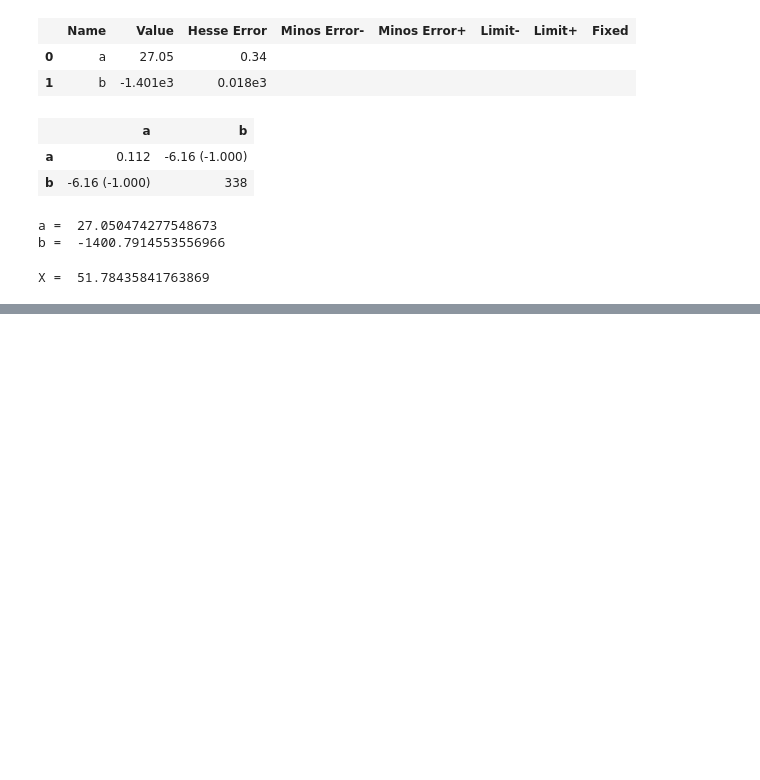
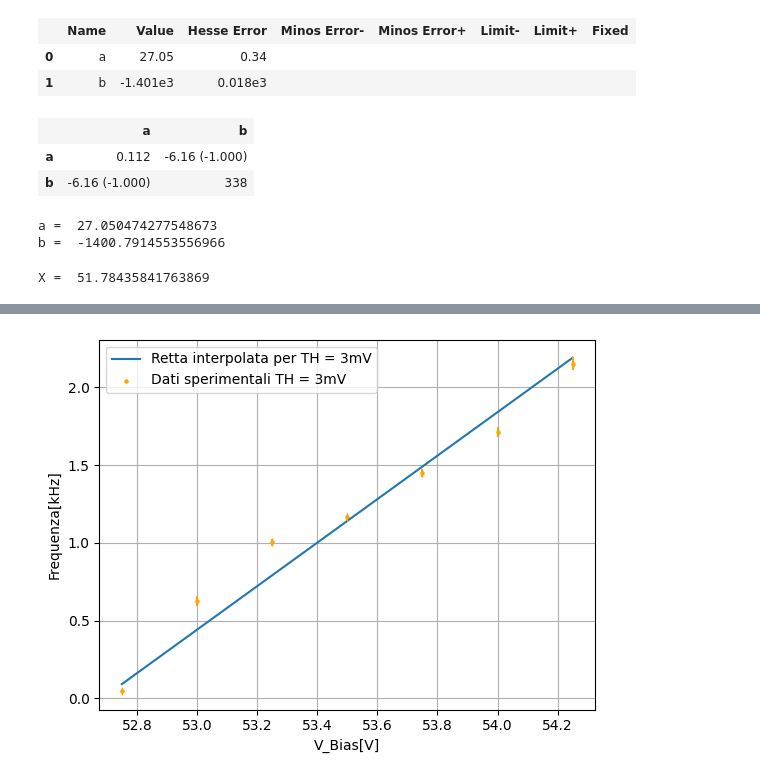
Before and after one commit to Pavar0tty/Laboratorio_SiPM, a Jupyter notebook: Analisi/Parte 1/Analisi Freq_Vb/Analisi.ipynb, the cells around one changed output, grey strips where cells are left out. Cells and saved outputs as stored; diff of their text form; code cells hidden in the pictures; blank space fills up the shorter version.

Commit message:
Aggiunta analisi dei dati di Freq(V_bias) a seconda della Threshold

```diff
--- a/Analisi/Parte 1/Analisi Freq_Vb/Analisi.ipynb
+++ b/Analisi/Parte 1/Analisi Freq_Vb/Analisi.ipynb
@@ -177,0 +296,24 @@ TypeError: 'float' object is not subscriptable
+# %%
+Z1 = read_mean('Dati\Parte 1\Frequency_Vbias\TH5_VB52_75.xls')
+Z2 = read_mean('Dati\Parte 1\Frequency_Vbias\TH5_VB53.xls')
+Z3 = read_mean('Dati\Parte 1\Frequency_Vbias\TH5_VB53_25.xls')
+Z4 = read_mean('Dati\Parte 1\Frequency_Vbias\TH5_VB53_5.xls')
+Z5 = read_mean('Dati\Parte 1\Frequency_Vbias\TH5_VB53_75.xls')
+Z6 = read_mean('Dati\Parte 1\Frequency_Vbias\TH5_VB54.xls')
+Z7 = read_mean('Dati\Parte 1\Frequency_Vbias\TH5_VB54_25.xls')
+
+
+V3 = [Z1[0], Z2[0], Z3[0], Z4[0], Z5[0], Z6[0], Z7[0]]
+S3 = [Z1[1], Z2[1], Z3[1], Z4[1], Z5[1], Z6[1], Z7[1]]
+
+X_redox = [53, 53.25, 53.5, 53.75, 54, 54.25]
+V3_redox = [Z2[0], Z3[0], Z4[0], Z5[0], Z6[0], Z7[0]]
+S3_redox = [Z2[1], Z3[1], Z4[1], Z5[1], Z6[1], Z7[1]]
+
+A3 = analisi_retta(X_redox, V3_redox, S3_redox)
+a3_err = 0.021
+b3_err = 1.1
+Zero3 = -A3[1]/A3[0]
+print('Zero = ', Zero3, ' +/- ', Zero3 * np.sqrt((a3_err/A3[0])**2 + (b3_err/A3[1])**2))
+print('a = ', A3[0], ' +/- ', a3_err)
+print('b = ', A3[1], ' +/- ', b3_err)
@@ -177,0 +340,17 @@ TypeError: 'float' object is not subscriptable
+# %%
+assex = np.linspace(52.75, 54.25, 100000)
+assey1 = retta(assex, A1[0], A1[1])
+assey2 = retta(assex, A2[0], A2[1])
+assey3 = retta(assex, A3[0], A3[1])
+fig, ax = plt.subplots(nrows = 1, ncols = 1)
+plt.plot(assex, assey1, label = 'Retta interpolata per TH = 3mV')
+ax.scatter(X, V1, color = 'orange', label = 'Dati sperimentali TH = 3mV', s = 5)
+ax.errorbar(X, V1, S1, fmt = '|', color = 'orange')
+ax.grid()
+ax.set_xlabel("V_Bias[V]")
+ax.set_ylabel("Frequenza[kHz]")
+ax.legend()
+plt.savefig('Analisi\Parte 1\Analisi Freq_Vb\TH3.png', dpi = 300)
+plt.show()
+# %% [output]
+[figure, added]
```
Also changed, not shown: parts of 13 cells of this notebook, 7 other files.
